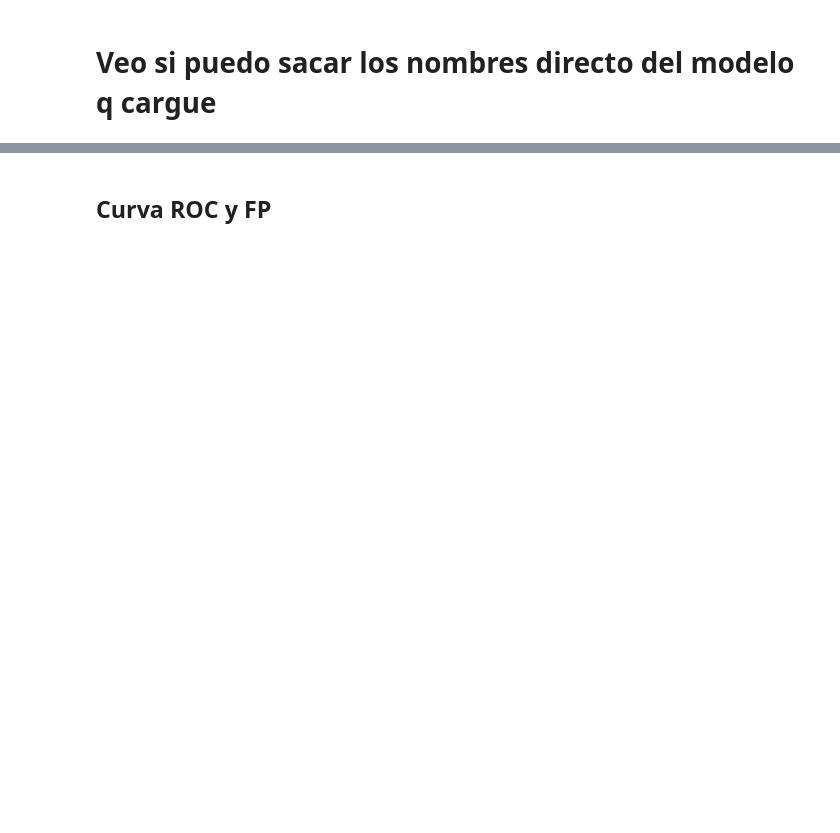
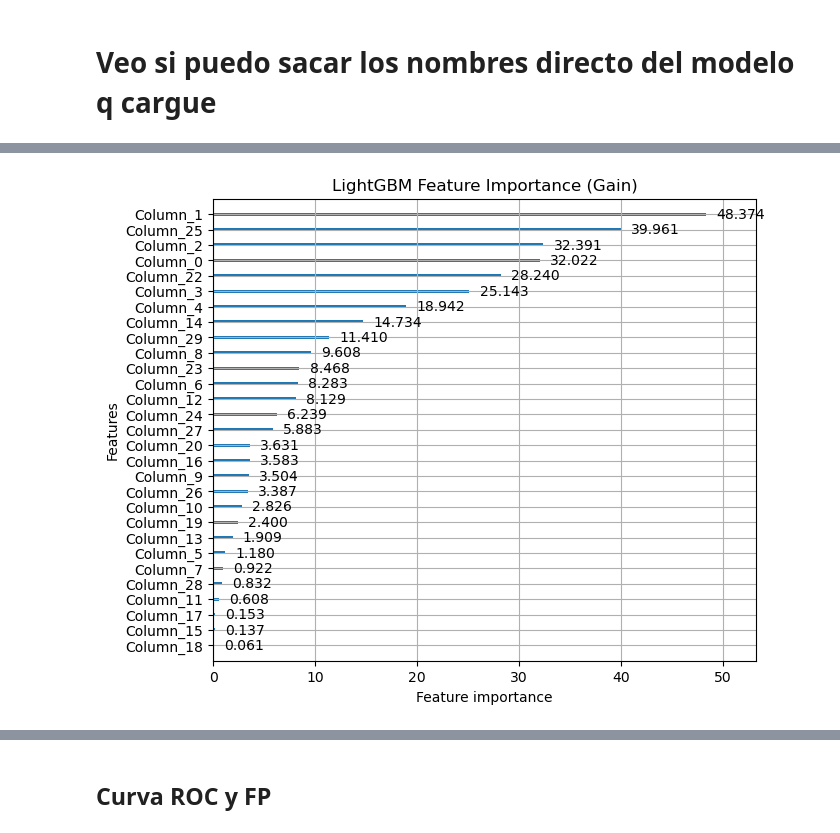
Before and after one commit to Magdaorozco644/ModelosAIm-dev, a Jupyter notebook: Analytics/5.Fraud/05-Aplico modelo.ipynb, the cells around one changed output, grey strips where cells are left out. Saved outputs shown, nothing was run; the diff lists cells and outputs as text; code cells hidden in the pictures; blank space fills up the shorter version.

```diff
--- a/Analytics/5.Fraud/05-Aplico modelo.ipynb
+++ b/Analytics/5.Fraud/05-Aplico modelo.ipynb
@@ -86,8 +86,8 @@ import os
 import joblib
 # load model
 #modelo = joblib.load("Analytics/5.Fraud/ModeloV1Todos.pkl")
-modelo = joblib.load("ModeloV2TodosMenosVariables.pkl")
-variables = open('./ModeloV2TodosMenosVariables.txt','r')
+modelo = joblib.load("ModeloFinal.pkl")
+variables = open('./ModeloFinal.txt','r')
 ##ModeloV1T1
 # %%
 modelo
@@ -189,0 +186,6 @@ corte = Y_c.score_rf[Y_c['FRAUD_DECILE']==1].min()
+# %%
+import lightgbm as lgb
+lgb.plot_importance(modelo, importance_type="gain", figsize=(7,6), title="LightGBM Feature Importance (Gain)")
+plt.show()
+# %% [output]
+[figure, added]
```
Also changed, not shown: parts of 37 cells of this notebook, 3 other files.
